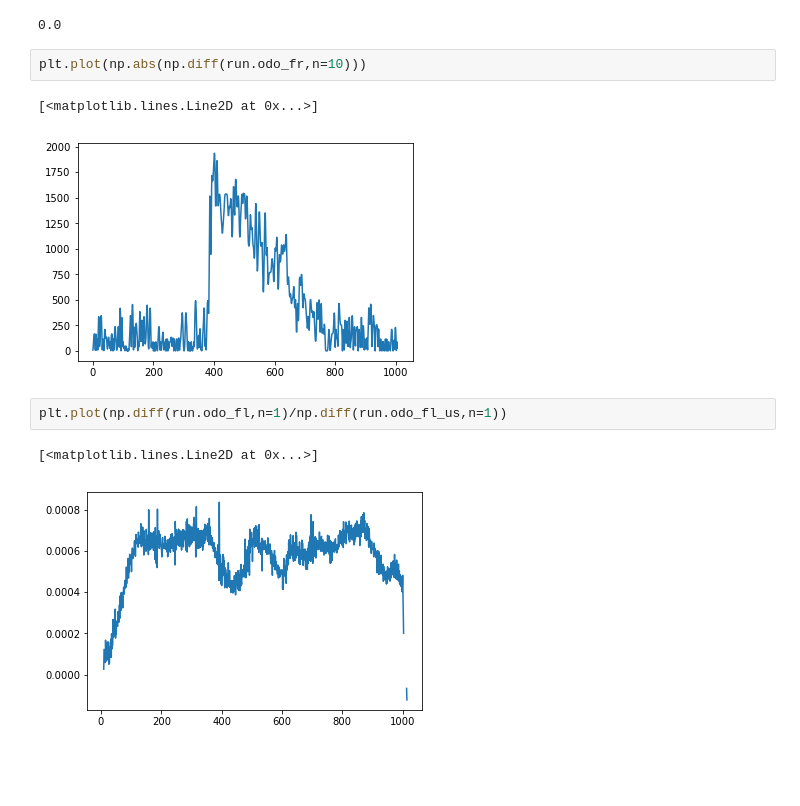
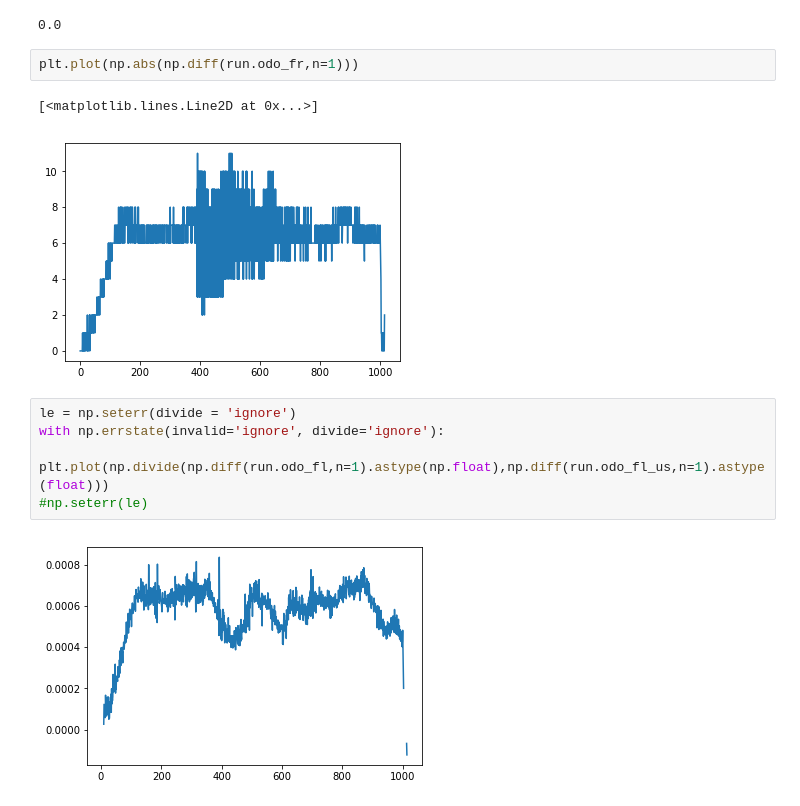
Before and after one commit to berickson/car, a Jupyter notebook: notebooks/Odometry.ipynb, the cells around one changed output. Saved outputs shown, nothing was run; the diff lists cells and outputs as text; blank space fills up the shorter version.

```diff
--- a/notebooks/Odometry.ipynb
+++ b/notebooks/Odometry.ipynb
@@ -171,12 +176,14 @@ np.max(d10)
 # %% [output]
 0.0
 # %%
-plt.plot(np.abs(np.diff(run.odo_fr,n=10)))
+plt.plot(np.abs(np.diff(run.odo_fr,n=1)))
 # %% [output]
 [<matplotlib.lines.Line2D at 0x...>]
-[figure, old version]
+[figure, new version]
 # %%
-plt.plot(np.diff(run.odo_fl,n=1)/np.diff(run.odo_fl_us,n=1))
+le = np.seterr(divide = 'ignore')
+with np.errstate(invalid='ignore', divide='ignore'):
+    plt.plot(np.divide(np.diff(run.odo_fl,n=1).astype(np.float),np.diff(run.odo_fl_us,n=1).astype(float)))
+#np.seterr(le)
 # %% [output]
-[<matplotlib.lines.Line2D at 0x...>]
 [figure]
```
Also changed, not shown: parts of 12 cells of this notebook.
